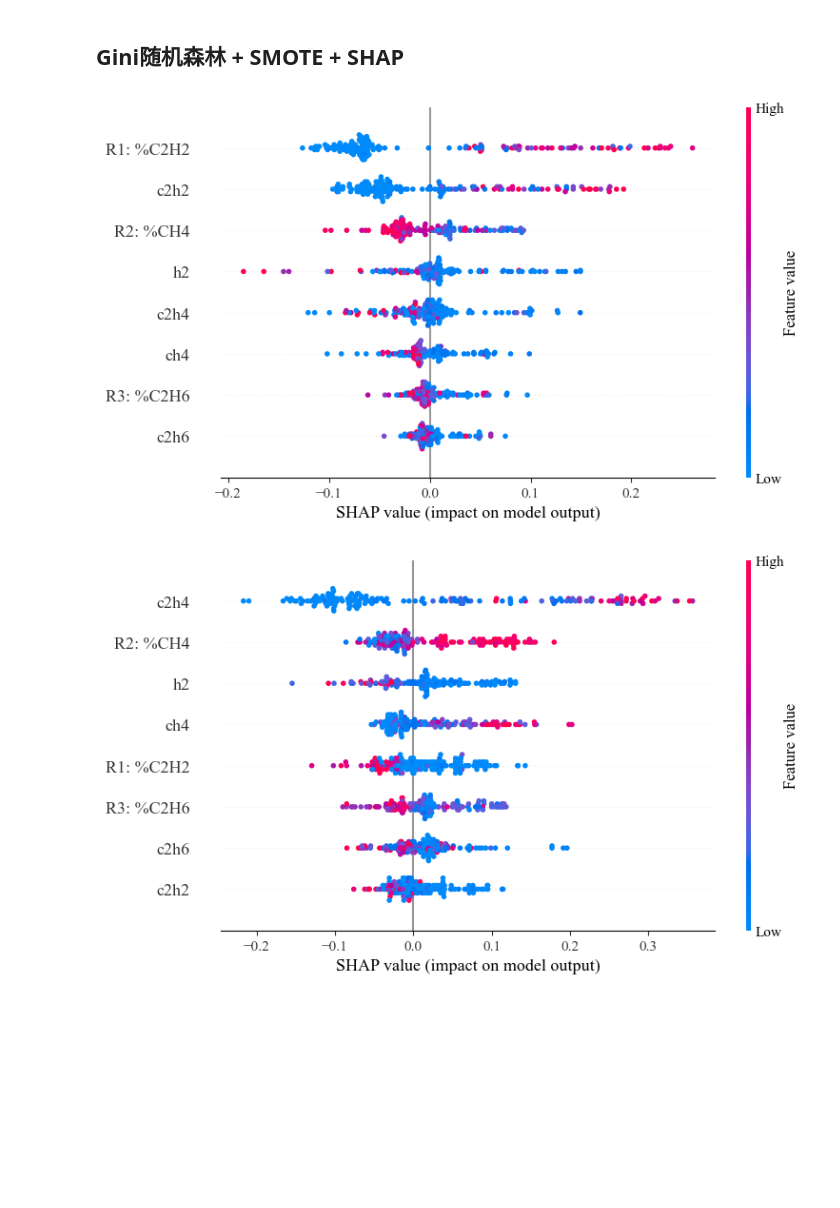
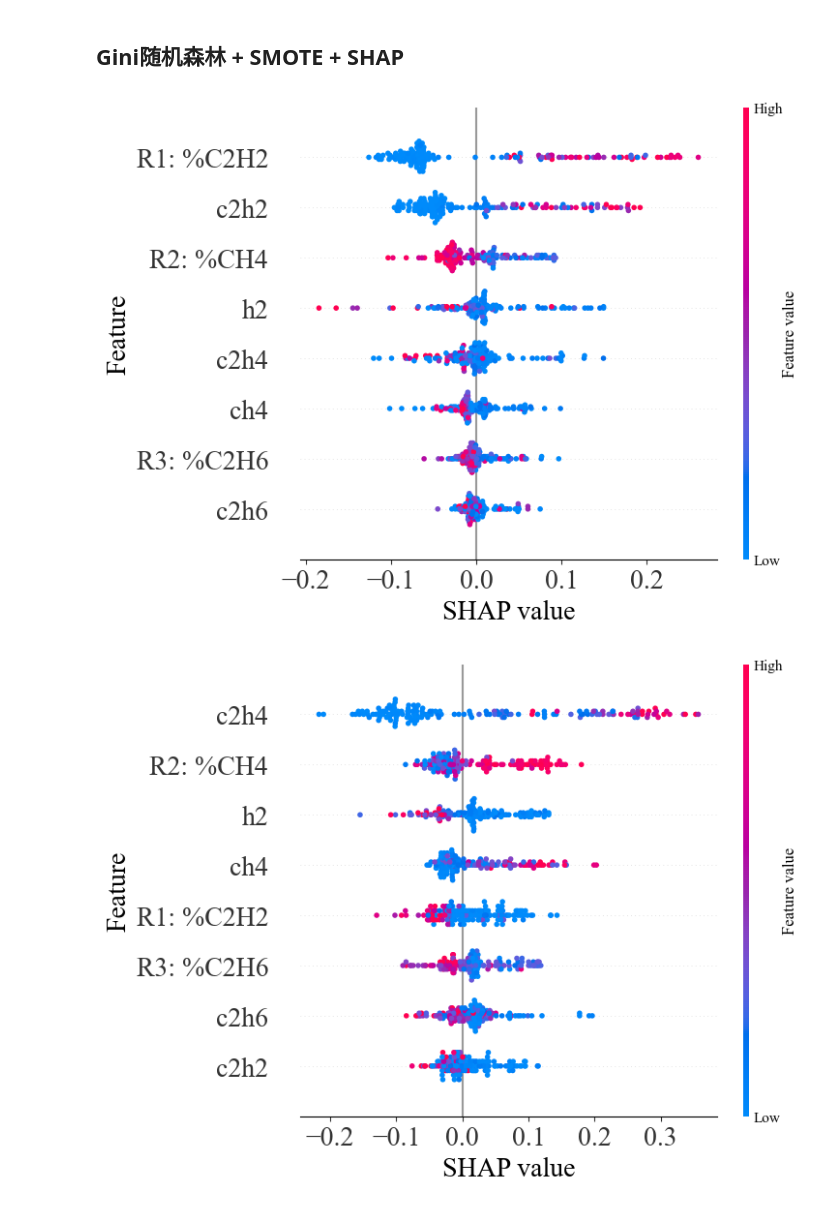
Before and after one commit to Sihan0229/DGA, a Jupyter notebook: Dissolved-Gas-Analysis/best_model.ipynb, the cells around one changed output. Saved outputs shown, nothing was run; the diff lists cells and outputs as text; code cells hidden in the pictures; blank space fills up the shorter version.

```diff
--- a/Dissolved-Gas-Analysis/best_model.ipynb
+++ b/Dissolved-Gas-Analysis/best_model.ipynb
@@ -207,16 +207,38 @@ y_pred = model.predict(X_test)
 explainer = shap.TreeExplainer(model)
 shap_values = explainer.shap_values(X_test)
 # %%
-# 设置全局字体为 Times New Roman
+import matplotlib.pyplot as plt
+import shap
+import matplotlib
+
+# 设置全局字体
 plt.rcParams["font.family"] = "Times New Roman"
-matplotlib.rc('font', family='Times New Roman')  # 兼容设置
+plt.rcParams["font.size"] = 20
+matplotlib.rc('font', family='Times New Roman')
+matplotlib.rcParams['font.size'] = 20
 
 # 假设 final_model, X_test, shap_values 已定义
+for i, class_name in enumerate(model.classes_):
+    shap.summary_plot(
+        shap_values[:, :, i],
+        X_test,
+        class_names=[class_name],
+        title=f"SHAP Summary Plot for Class {class_name}",
+        show=False  # 关键：不立即显示图，让我们可以改它
+    )
 
-for i, class_name in enumerate(model.classes_):
-    shap.summary_plot(shap_values[:, :, i], X_test, class_names=[class_name],
-                      title=f"SHAP Summary Plot for Class {class_name}")
+    fig = plt.gcf()  # 获取当前 figure
+    fig.set_size_inches(8, 6)  # 设置图像大小
+
+    # 修改字体大小（xticks/yticks/label/title）
+    plt.xticks(fontsize=20)
+    plt.yticks(fontsize=20)
+    plt.xlabel("SHAP value", fontsize=20)
+    plt.ylabel("Feature", fontsize=20)
+    #plt.title(f"SHAP Summary Plot for Class {class_name}", fontsize=22)
+
+    plt.tight_layout()
     plt.show()
 # %% [output]
-[figure, old version]
+[figure, new version]
-[figure, old version]
+[figure, new version]
```
Also changed, not shown: parts of 3 cells of this notebook, 1 other file.
